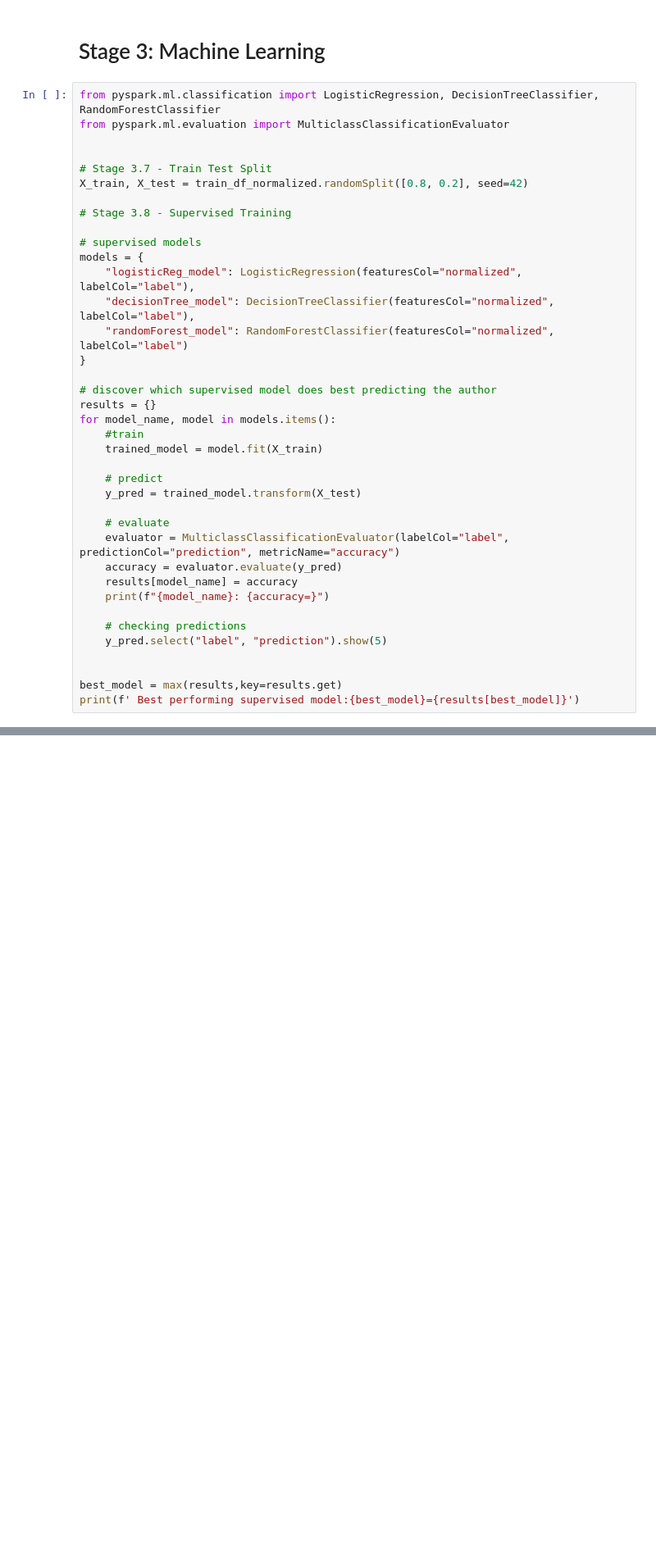
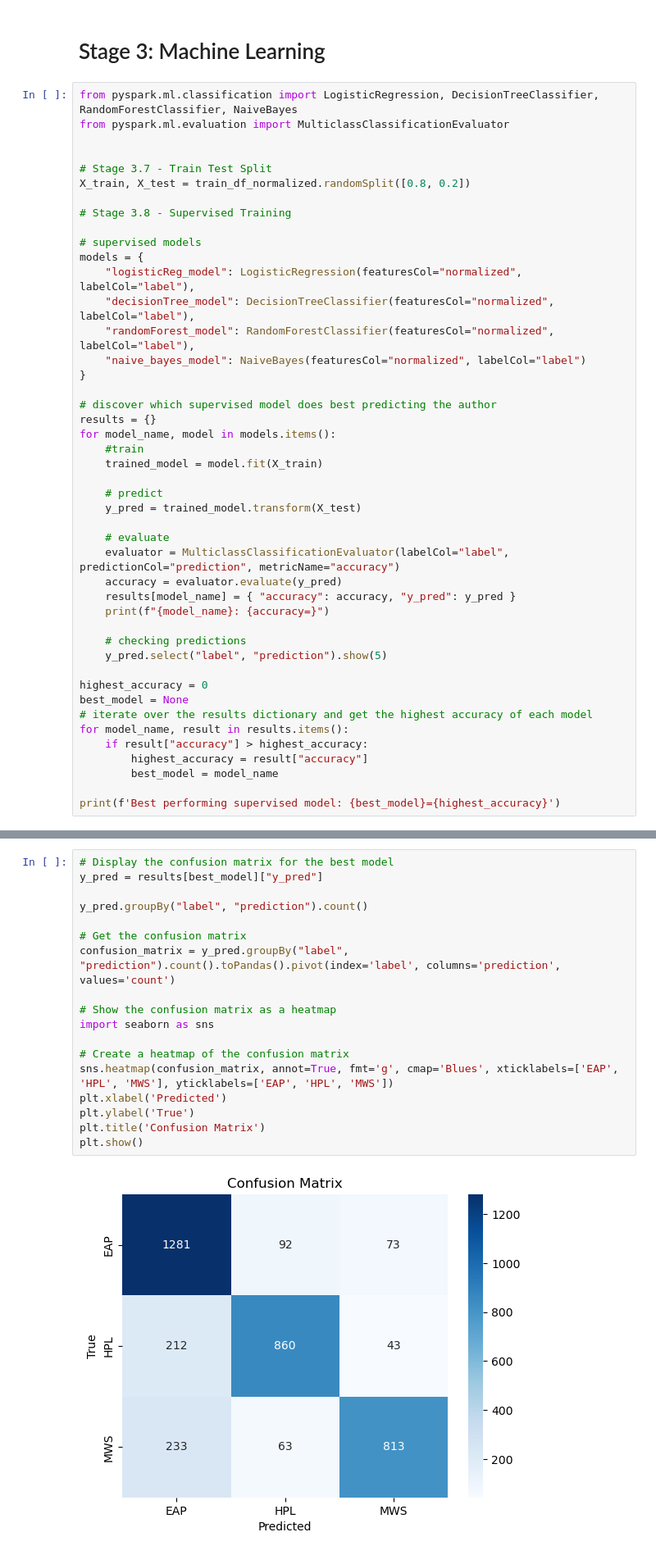
Before and after one commit to ntherndon97/COSC526_M5_SpookyAuthorship, a Jupyter notebook: M5.12_TeamAssignment.ipynb, the cells around one changed output, grey strips where cells are left out. Shown: that part at 82% size. Saved outputs shown, nothing was run; the diff lists cells and outputs as text; blank space fills up the shorter version.

```diff
--- a/M5.12_TeamAssignment.ipynb
+++ b/M5.12_TeamAssignment.ipynb
@@ -344,12 +360,12 @@ train_df_normalized = train_df_tfidf.withColumn("spec_char_removed_text", spec_c
 # %% [markdown]
 # Stage 3: Machine Learning
 # %%
-from pyspark.ml.classification import LogisticRegression, DecisionTreeClassifier, RandomForestClassifier
+from pyspark.ml.classification import LogisticRegression, DecisionTreeClassifier, RandomForestClassifier, NaiveBayes
 from pyspark.ml.evaluation import MulticlassClassificationEvaluator
 
 
 # Stage 3.7 - Train Test Split
-X_train, X_test = train_df_normalized.randomSplit([0.8, 0.2], seed=42)
+X_train, X_test = train_df_normalized.randomSplit([0.8, 0.2])
 
 # Stage 3.8 - Supervised Training
 
@@ -357,7 +373,8 @@ X_train, X_test = train_df_normalized.randomSplit([0.8, 0.2], seed=42)
 models = {
     "logisticReg_model": LogisticRegression(featuresCol="normalized", labelCol="label"),
     "decisionTree_model": DecisionTreeClassifier(featuresCol="normalized", labelCol="label"),
-    "randomForest_model": RandomForestClassifier(featuresCol="normalized", labelCol="label")
+    "randomForest_model": RandomForestClassifier(featuresCol="normalized", labelCol="label"),
+    "naive_bayes_model": NaiveBayes(featuresCol="normalized", labelCol="label")
 }
 
 # discover which supervised model does best predicting the author
@@ -372,13 +389,19 @@ for model_name, model in models.items():
     # evaluate
     evaluator = MulticlassClassificationEvaluator(labelCol="label", predictionCol="prediction", metricName="accuracy")
     accuracy = evaluator.evaluate(y_pred)
-    results[model_name] = accuracy
+    results[model_name] = { "accuracy": accuracy, "y_pred": y_pred }
     print(f"{model_name}: {accuracy=}")
 
     # checking predictions
     y_pred.select("label", "prediction").show(5)
 
+highest_accuracy = 0
+best_model = None
+# iterate over the results dictionary and get the highest accuracy of each model
+for model_name, result in results.items():
+    if result["accuracy"] > highest_accuracy:
+        highest_accuracy = result["accuracy"]
+        best_model = model_name
 
-best_model = max(results,key=results.get)
-print(f' Best performing supervised model:{best_model}={results[best_model]}')
+print(f'Best performing supervised model: {best_model}={highest_accuracy}')
 # %% [output]
@@ -498,0 +456,20 @@ Next Steps:
+# %%
+# Display the confusion matrix for the best model
+y_pred = results[best_model]["y_pred"]
+
+y_pred.groupBy("label", "prediction").count()
+
+# Get the confusion matrix
+confusion_matrix = y_pred.groupBy("label", "prediction").count().toPandas().pivot(index='label', columns='prediction', values='count')
+
+# Show the confusion matrix as a heatmap
+import seaborn as sns
+
+# Create a heatmap of the confusion matrix
+sns.heatmap(confusion_matrix, annot=True, fmt='g', cmap='Blues', xticklabels=['EAP', 'HPL', 'MWS'], yticklabels=['EAP', 'HPL', 'MWS'])
+plt.xlabel('Predicted')
+plt.ylabel('True')
+plt.title('Confusion Matrix')
+plt.show()
+# %% [output]
+[figure, added]
```
Also changed, not shown: parts of 8 cells of this notebook.
